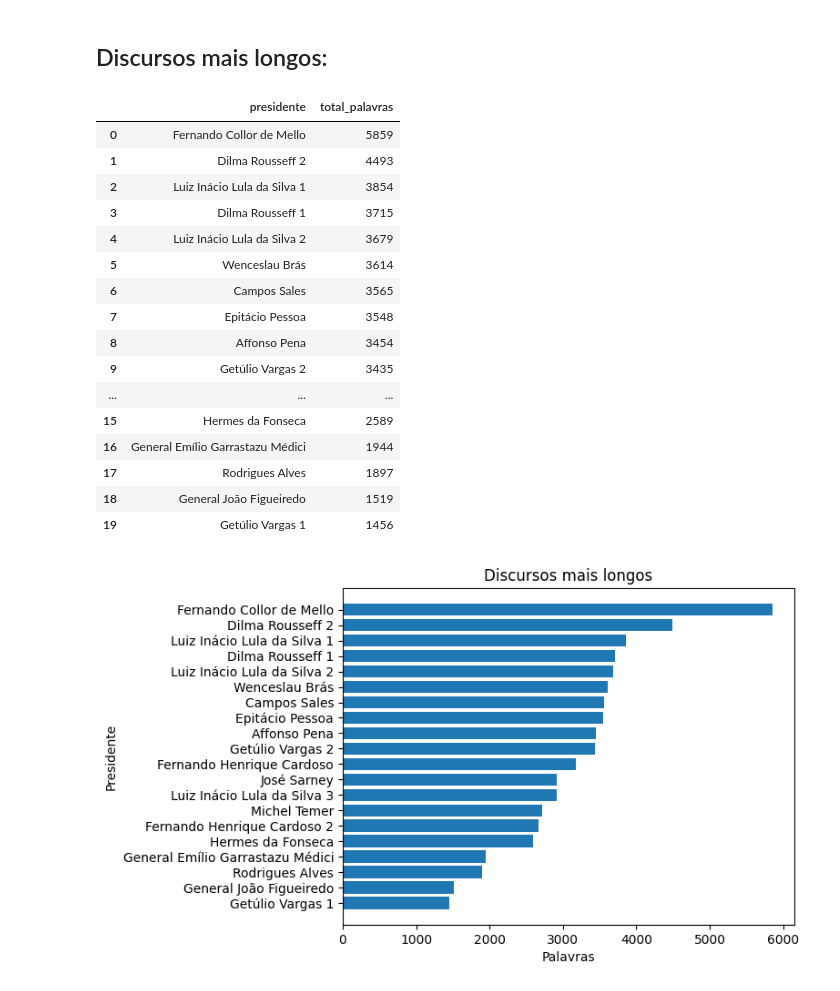
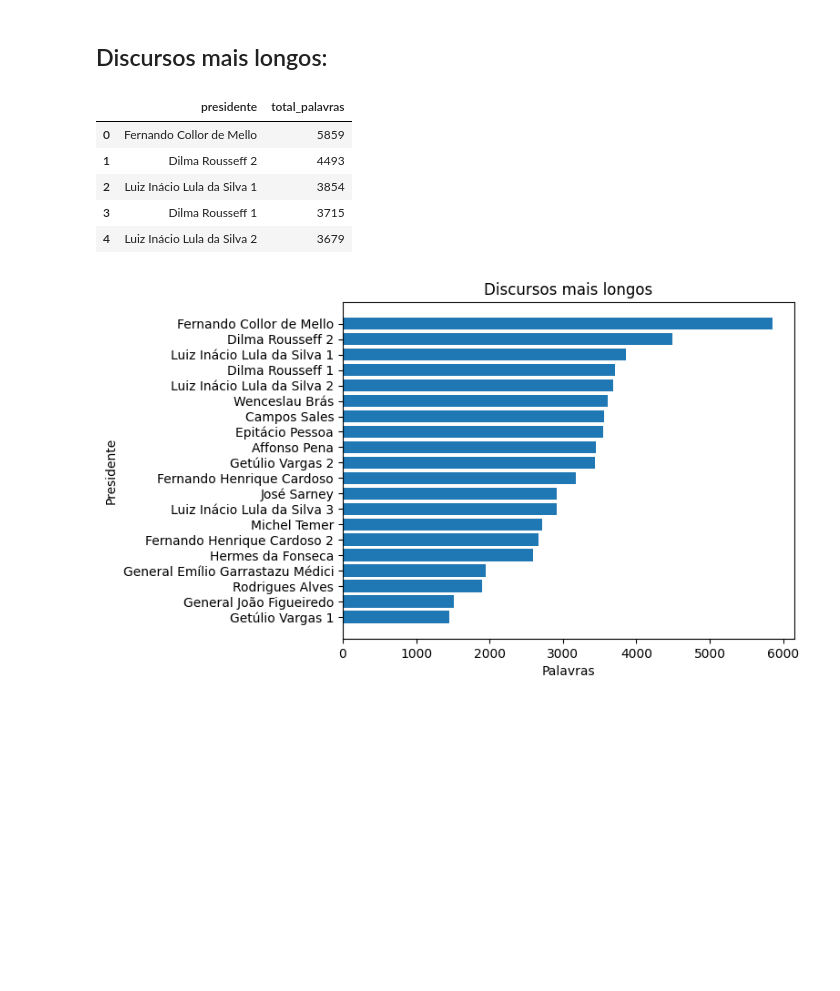
Before and after one commit to PhysicTeacherCode/Brazil-President-s-Speeches-Analysis, a Jupyter notebook: notebooks/01-exploratory.ipynb, the cells around one changed output. Saved outputs shown, nothing was run; the diff lists cells and outputs as text; code cells hidden in the pictures; blank space fills up the shorter version.

```diff
--- a/notebooks/01-exploratory.ipynb
+++ b/notebooks/01-exploratory.ipynb
@@ -62,37 +64,26 @@ memory usage: 36.2+ KB
 # %%
 query = """
 SELECT presidente, count(*) AS total_palavras
 FROM (
          SELECT presidente,
              n_par,
              unnest(string_to_array(lower(regexp_replace(par, '[^a-zA-Záéíóúàèìòùâêîôûãõçü ]', '', 'g')), ' ')) AS palavra
          FROM speeches
 ) AS t
 WHERE palavra != ''
 GROUP BY presidente
 ORDER BY total_palavras DESC;
 """
 
 df_tamanho = pd.read_sql(query, engine)
-df_tamanho.head(20)
+df_tamanho.head()
 # %% [output]
 |  | presidente | total_palavras |
 | 0 | Fernando Collor de Mello | 5859 |
 | 1 | Dilma Rousseff 2 | 4493 |
 | 2 | Luiz Inácio Lula da Silva 1 | 3854 |
 | 3 | Dilma Rousseff 1 | 3715 |
 | 4 | Luiz Inácio Lula da Silva 2 | 3679 |
-| 5 | Wenceslau Brás | 3614 |
-| 6 | Campos Sales | 3565 |
-| 7 | Epitácio Pessoa | 3548 |
-| 8 | Affonso Pena | 3454 |
-| 9 | Getúlio Vargas 2 | 3435 |
-| ... | ... | ... |
-| 15 | Hermes da Fonseca | 2589 |
-| 16 | General Emílio Garrastazu Médici | 1944 |
-| 17 | Rodrigues Alves | 1897 |
-| 18 | General João Figueiredo | 1519 |
-| 19 | Getúlio Vargas 1 | 1456 |
 # %%
 def plot_top_speeches(df, title):
     plt.figure()
```
Also changed, not shown: parts of 18 cells of this notebook.
